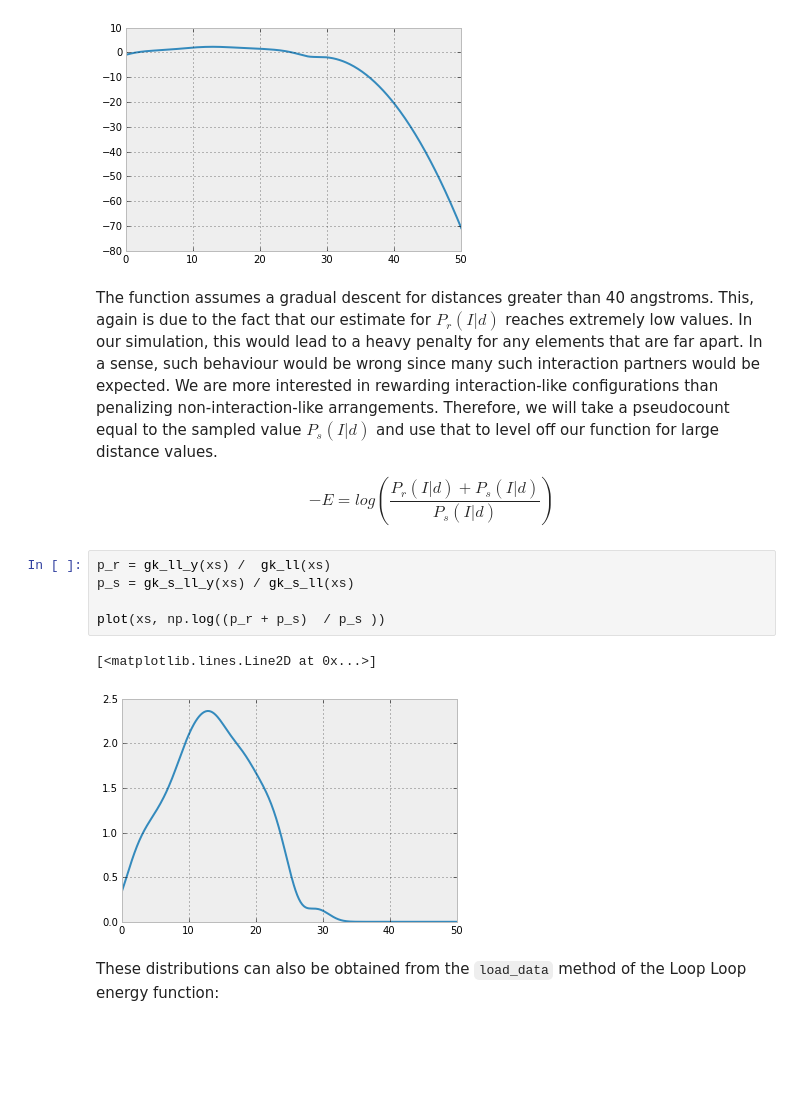
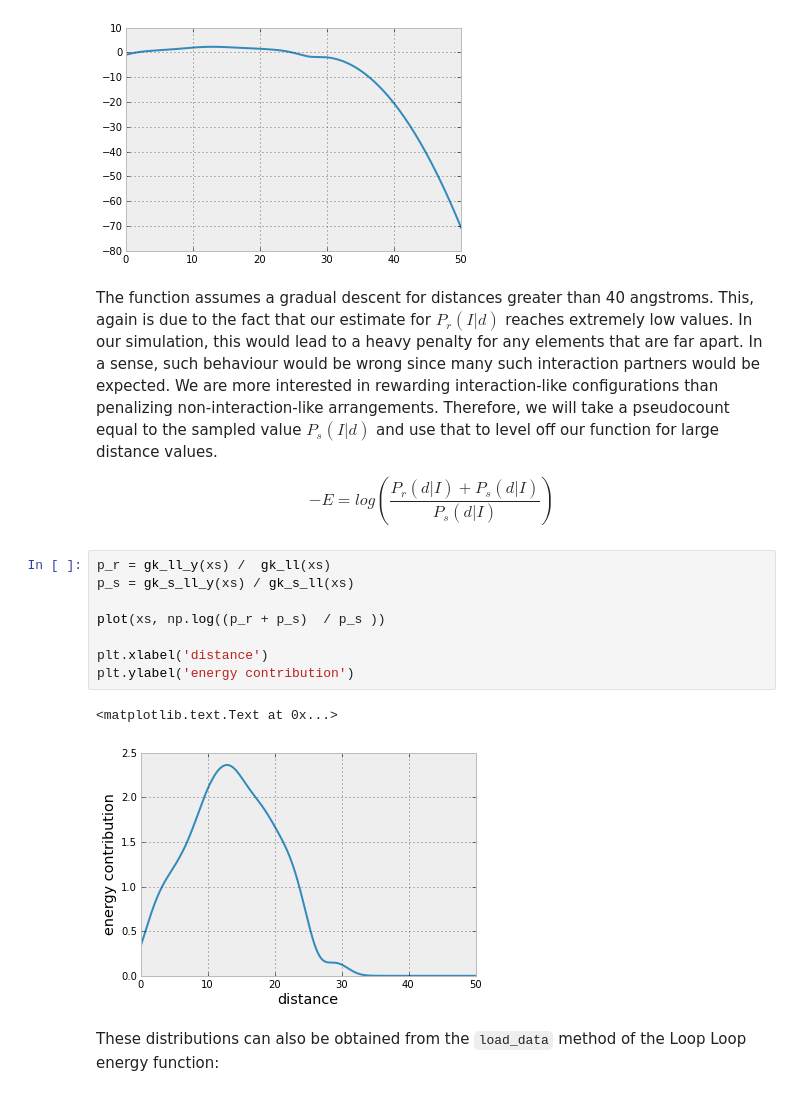
Before and after one commit to ViennaRNA/ernwin, a Jupyter notebook: ipy_notebook_ernwin.ipynb, the cells around one changed output. Saved outputs shown, nothing was run; the diff lists cells and outputs as text; blank space fills up the shorter version.

```diff
--- a/ipy_notebook_ernwin.ipynb
+++ b/ipy_notebook_ernwin.ipynb
@@ -119,15 +125,18 @@ plot(xs, np.log(p_r  / p_s ))
 # %% [markdown]
 The function assumes a gradual descent for distances greater than 40 angstroms. This, again is due to the fact that our estimate for $P_r(I|d)$ reaches extremely low values. In our simulation, this would lead to a heavy penalty for any elements that are far apart. In a sense, such behaviour would be wrong since many such interaction partners would be expected. We are more interested in rewarding interaction-like configurations than penalizing non-interaction-like arrangements. Therefore, we will take a pseudocount equal to the sampled value $P_s(I|d)$ and use that to level off our function for large distance values.
 
-$$-E=log(\frac{P_r(I|d) + P_s(I|d)}{P_s(I|d)})$$
+$$-E=log(\frac{P_r(d|I) + P_s(d|I)}{P_s(d|I)})$$
 # %%
 p_r = gk_ll_y(xs) /  gk_ll(xs)
 p_s = gk_s_ll_y(xs) / gk_s_ll(xs)
 
 plot(xs, np.log((p_r + p_s)  / p_s ))
+
+plt.xlabel('distance')
+plt.ylabel('energy contribution')
 # %% [output]
-[<matplotlib.lines.Line2D at 0x...>]
+<matplotlib.text.Text at 0x...>
-[figure, old version]
+[figure, new version]
 # %% [markdown]
 These distributions can also be obtained from the `load_data` method of the Loop Loop energy function:
 # %%
```
Also changed, not shown: parts of 3 cells of this notebook, 1 other file.
